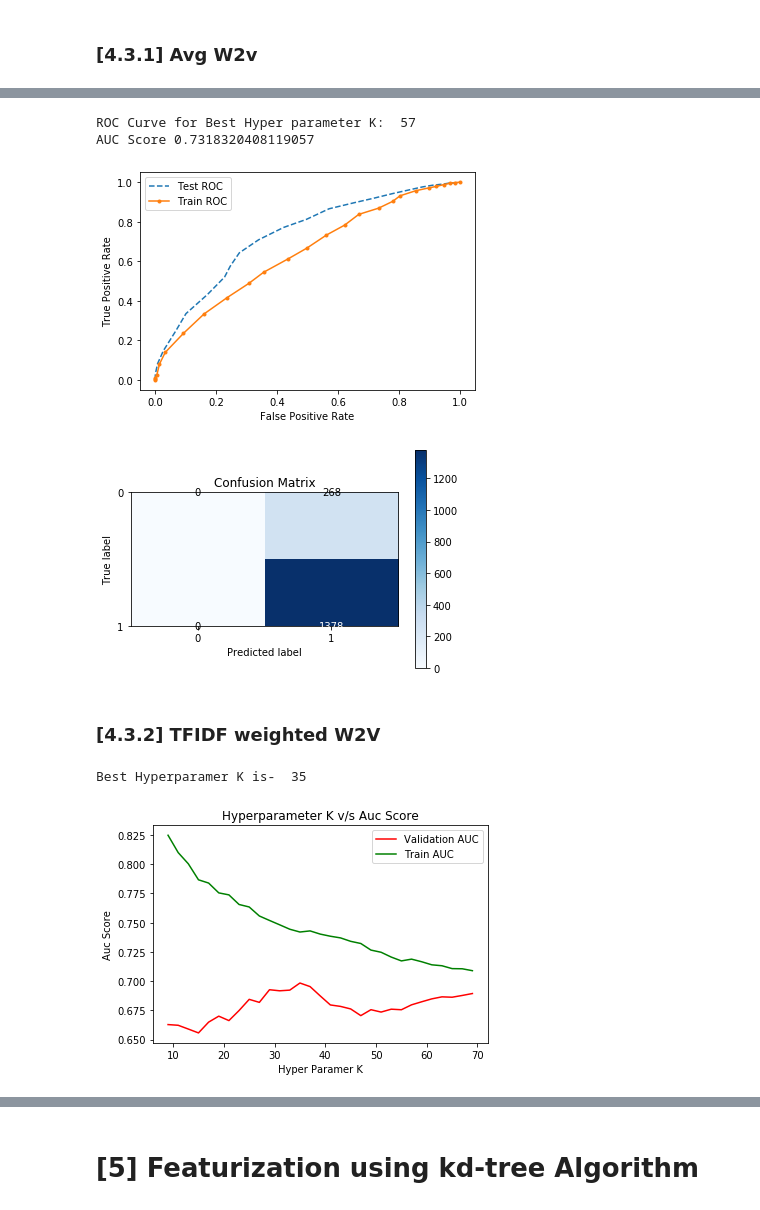
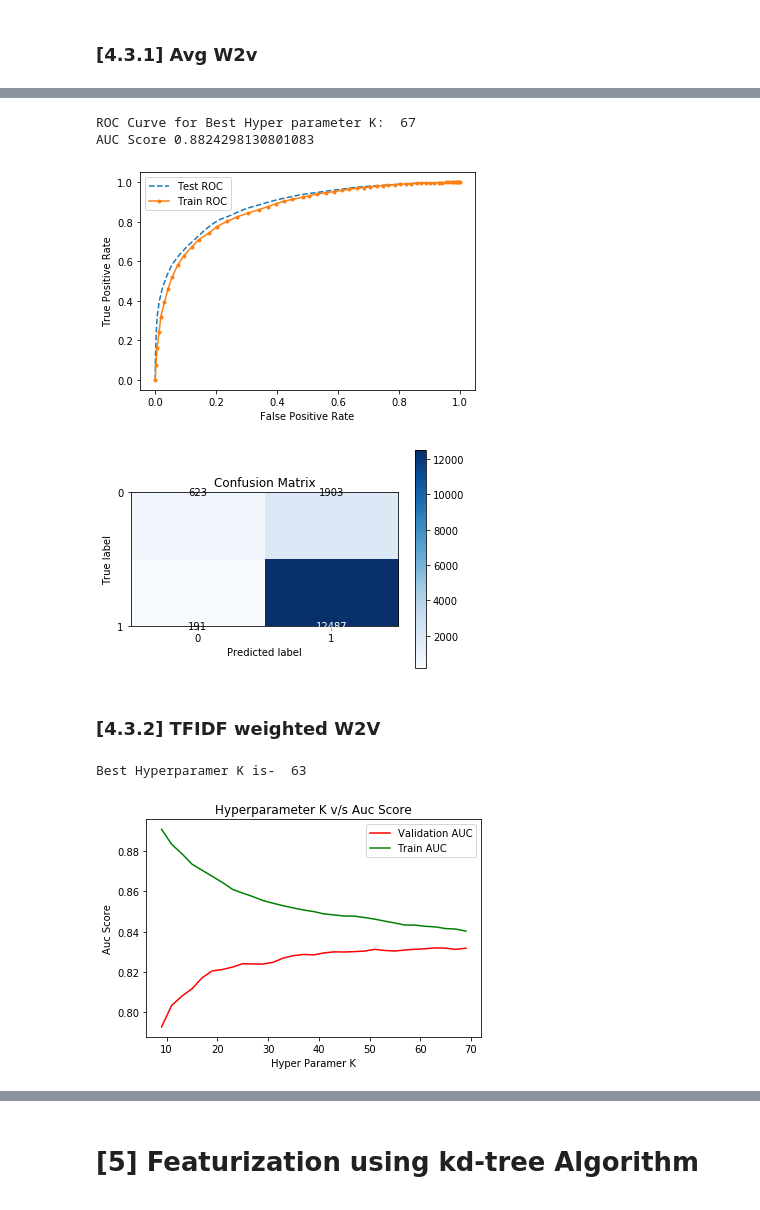
Before and after one commit to AIMLGuru/exploratory-data-analysis-on-harberman-dataset, a Jupyter notebook: KNNOnAmazonFineFoodReviewsDataSet.ipynb, the cells around one changed output, grey strips where cells are left out. Saved outputs shown, nothing was run; the diff lists cells and outputs as text; code cells hidden in the pictures.

```diff
--- a/KNNOnAmazonFineFoodReviewsDataSet.ipynb
+++ b/KNNOnAmazonFineFoodReviewsDataSet.ipynb
@@ -102,7 +102,7 @@ con = sqlite3.connect('database.sqlite')
 # filtered_data = pd.read_sql_query(""" SELECT * FROM Reviews WHERE Score != 3 LIMIT 500000""", con)
 # for tsne assignment you can take 5k data points
 
-filtered_data = pd.read_sql_query(""" SELECT * FROM Reviews WHERE Score != 3 LIMIT 5000""", con)
+filtered_data = pd.read_sql_query(""" SELECT * FROM Reviews WHERE Score != 3 LIMIT 50000""", con)
 
 # Give reviews with Score>3 a positive rating, and reviews with a score<3 a negative rating.
 def partition(x):
@@ -571,10 +571,10 @@ Best Hyperparamer K is-  57
 print('\nROC Curve for Best Hyper parameter K: ', best_hyperparameter)
 knn_test(avgw2v_train,Y_train,  avgw2v_test, Y_test,  'brute',  best_hyperparameter)
 # %% [output]
-ROC Curve for Best Hyper parameter K:  57
-AUC Score 0.7318320408119057
+ROC Curve for Best Hyper parameter K:  67
+AUC Score 0.8824298130801083
-[figure, old version]
+[figure, new version]
-[figure, old version]
+[figure, new version]
 # %% [markdown]
 ### [4.3.2] TFIDF weighted W2V
 # %%
@@ -644,14 +644,14 @@ for sent in tqdm(list_of_sentance_test):
     row += 1
 # %%
 #normalize train, validation and test data
-ifidf_w2v_train=normalize(tfidf_sent_vectors_train)
-ifidf_w2v_cv=normalize(tfidf_sent_vectors_cv)
-ifidf_w2v_test=normalize(tfidf_sent_vectors_test)
+tfidf_w2v_train=normalize(tfidf_sent_vectors_train)
+tfidf_w2v_cv=normalize(tfidf_sent_vectors_cv)
+tfidf_w2v_test=normalize(tfidf_sent_vectors_test)
 # %%
-best_hyperparameter= knn(ifidf_w2v_train,Y_train, ifidf_w2v_cv,Y_cv, ifidf_w2v_test, Y_test,  'brute')
+best_hyperparameter= knn(tfidf_w2v_train,Y_train, tfidf_w2v_cv,Y_cv, tfidf_w2v_test, Y_test,  'brute')
 # %% [output]
-Best Hyperparamer K is-  35
+Best Hyperparamer K is-  63
-[figure, old version]
+[figure, new version]
 # %%
 print('\nROC Curve for Best Hyper parameter K: ', best_hyperparameter)
 knn_test(tf_idf_train,Y_train,  tf_idf_test, Y_test,  'brute',  best_hyperparameter)
```
Also changed, not shown: parts of 29 cells of this notebook, 2 other files.
